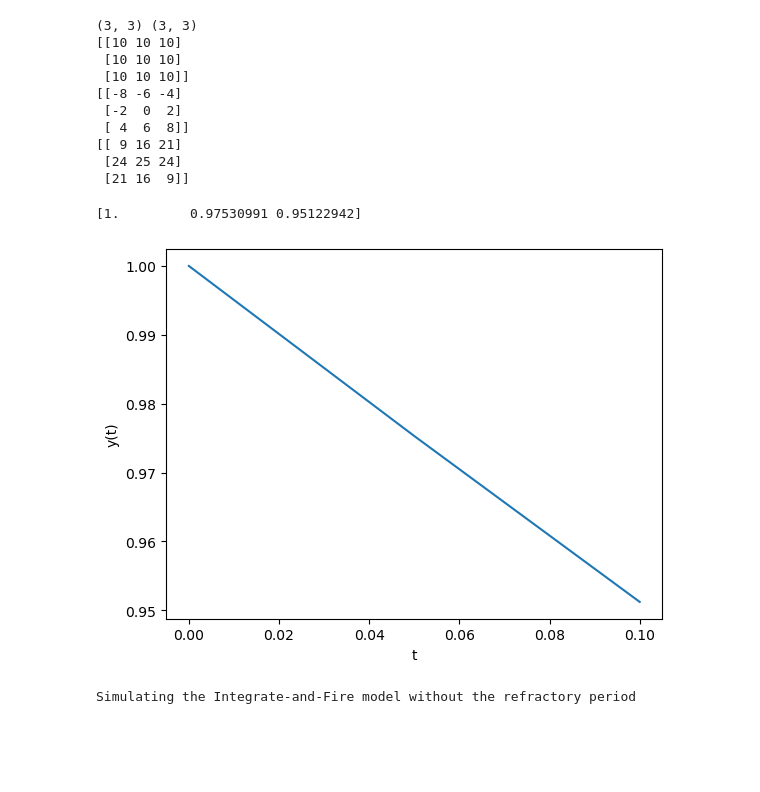
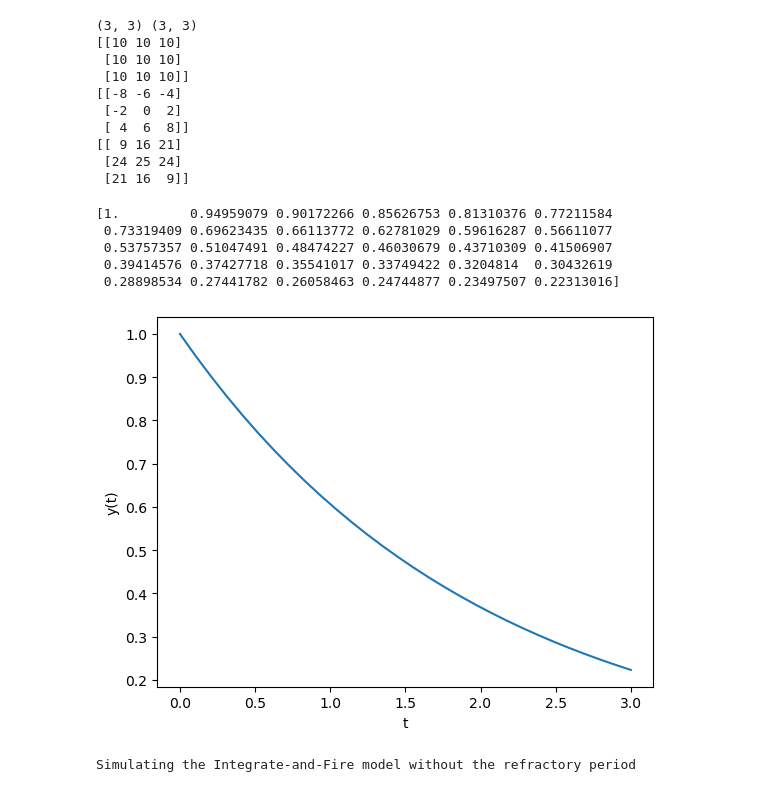
Before and after one commit to john-judge/NTP640, a Jupyter notebook: Module0/Module0_exercises.ipynb, the cells around one changed output. Saved outputs shown, nothing was run; the diff lists cells and outputs as text; code cells hidden in the pictures; blank space fills up the shorter version.

Commit message:
fix to inconsistency in linspace args between Matlab and Python

```diff
--- a/Module0/Module0_exercises.ipynb
+++ b/Module0/Module0_exercises.ipynb
@@ -41,20 +41,25 @@ y = np.linspace(0, 10, 10)
 # %%
 # Exercise 3
 # Create a function exponential_decay
 def exponential_decay(t, kappa):
     return np.exp(-t / kappa)
 
 # a) evaluate the function at t=0:0.1:3 and kappa=2
-print(exponential_decay(np.linspace(0, 0.1, 3), 2))
+t = np.linspace(0, 3, 30)
+print(exponential_decay(t, 2))
 
 # b) plot the function with labeled x-axis and y-axis
-plt.plot(np.linspace(0, 0.1, 3), exponential_decay(np.linspace(0, 0.1, 3), 2))
+plt.plot(t, exponential_decay(t, 2))
 plt.xlabel('t')
 plt.ylabel('y(t)')
 plt.show()
 # %% [output]
-[1.         0.97530991 0.95122942]
+[1.         0.94959079 0.90172266 0.85626753 0.81310376 0.77211584
+ 0.73319409 0.69623435 0.66113772 0.62781029 0.59616287 0.56611077
+ 0.53757357 0.51047491 0.48474227 0.46030679 0.43710309 0.41506907
+ 0.39414576 0.37427718 0.35541017 0.33749422 0.3204814  0.30432619
+ 0.28898534 0.27441782 0.26058463 0.24744877 0.23497507 0.22313016]
-[figure, old version]
+[figure, new version]
 # %%
 # Exercise 4
 
```
Also changed, not shown: parts of 1 cell of this notebook.
